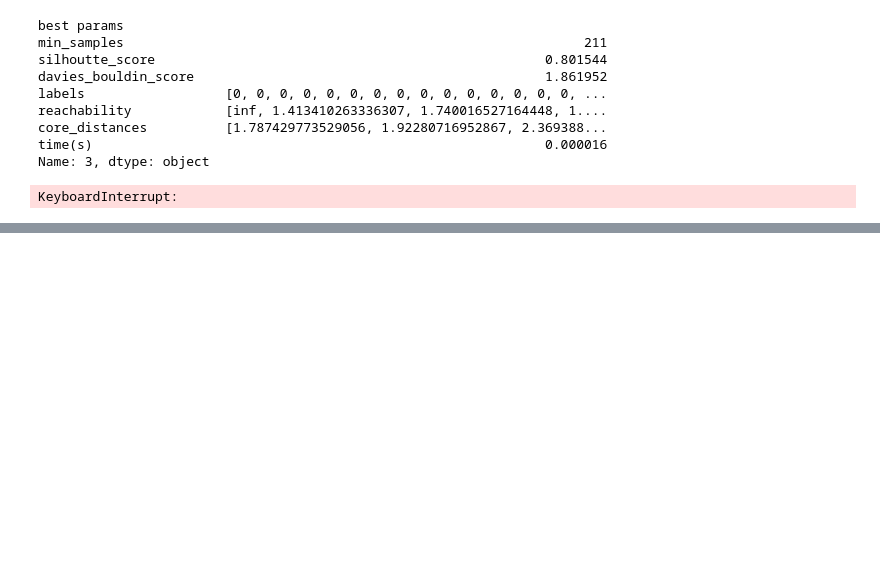
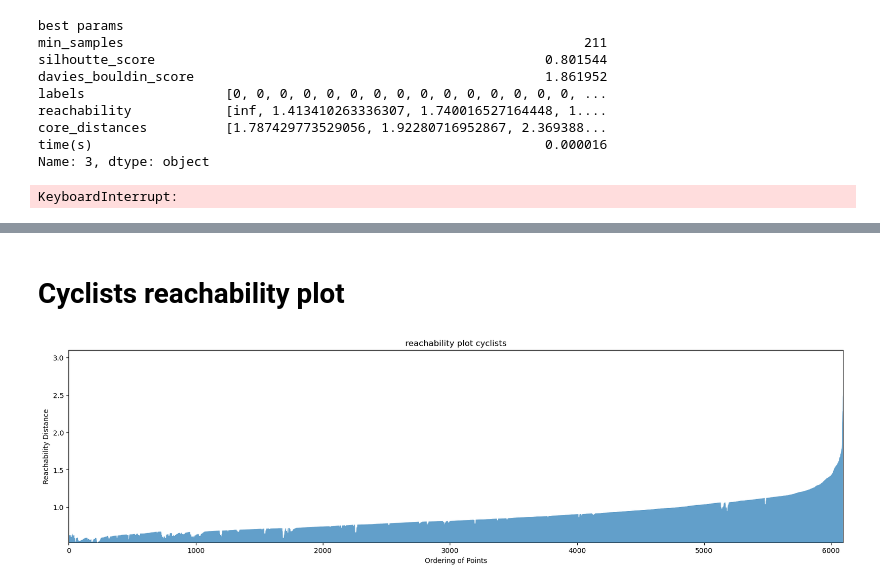
Before and after one commit to DadeOrsu/dm_project24_group_6, a Jupyter notebook: src/task3_clustering/optics.ipynb, the cells around one changed output, grey strips where cells are left out. Cells and saved outputs as stored; diff of their text form; code cells hidden in the pictures; blank space fills up the shorter version.

```diff
--- a/src/task3_clustering/optics.ipynb
+++ b/src/task3_clustering/optics.ipynb
@@ -276,0 +281,15 @@ AttributeError: 'OPTICS' object has no attribute 'labels_'
+# %%
+import datetime
+from sklearn.cluster import OPTICS,DBSCAN
+from os import path
+import pandas as pd
+from sklearn.preprocessing import StandardScaler
+import utils
+from scipy.sparse import csr_matrix
+
+CYCLISTS_PATH=path.join("..","dataset","cyclists_final_enhanced.csv")
+cyclists_df=pd.read_csv(CYCLISTS_PATH)
+num_columns = ['bmi', 'height', 'weight', 'birth_year', 'avg_pos', 'career_duration(races)', 'debut_year', 'career_duration(days)', 'career_points']
+data_df = cyclists_df[num_columns]
+
+data_df
@@ -276,0 +310,4 @@ AttributeError: 'OPTICS' object has no attribute 'labels_'
+# %%
+std_scaler=StandardScaler()
+
+std_data=std_scaler.fit_transform(data_df)
@@ -276,0 +382,13 @@ AttributeError: 'OPTICS' object has no attribute 'labels_'
+# %%
+def reachability_plot(title,reachability,ordering):
+    plt.figure(figsize=(20,5))
+    plt.title(f'reachability plot {title}')
+    plt.fill_between(np.arange(len(reachability)), reachability[ordering],alpha=0.7)
+    plt.ylabel("Reachability Distance")
+    plt.xlabel("Ordering of Points")
+    plt.xlim(0,len(reachability))
+    plt.ylim(0,max( reachability[ordering][1:]))
+    plt.show()
+best_optics_params=results_df[results_df['silhoutte_score']!='all labels equals'].sort_values(by='silhoutte_score',ascending=False).iloc[0]
+
+best_optics_params
@@ -276,0 +408,8 @@ AttributeError: 'OPTICS' object has no attribute 'labels_'
+# %% [markdown]
+# Cyclists reachability plot
+# %%
+reachability=best_optics_params['reachability']
+ordering=best_optics_params['ordering']
+reachability_plot("cyclists",reachability=reachability,ordering=ordering)
+# %% [output]
+[figure, added]
```
Also changed, not shown: parts of 12 cells of this notebook.
